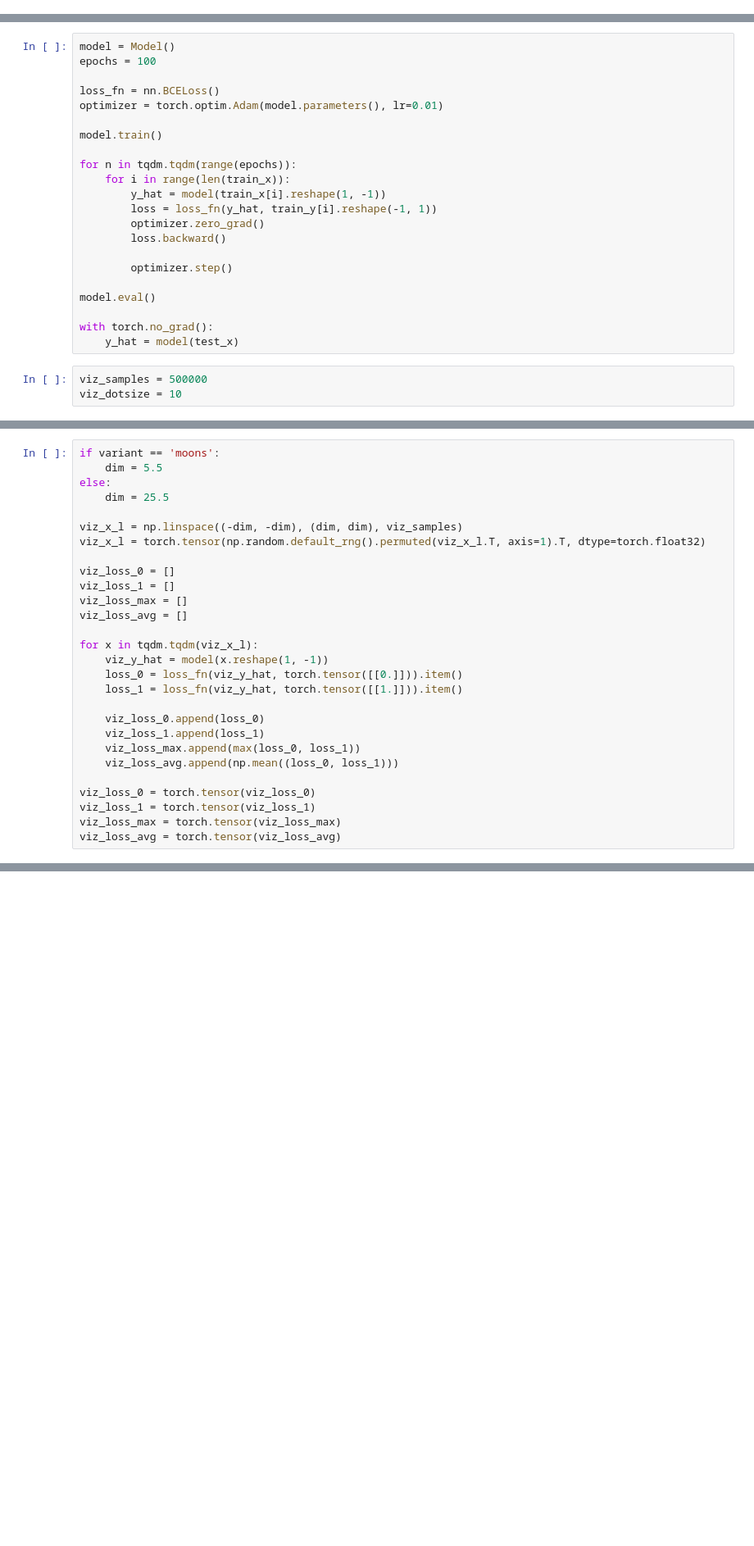
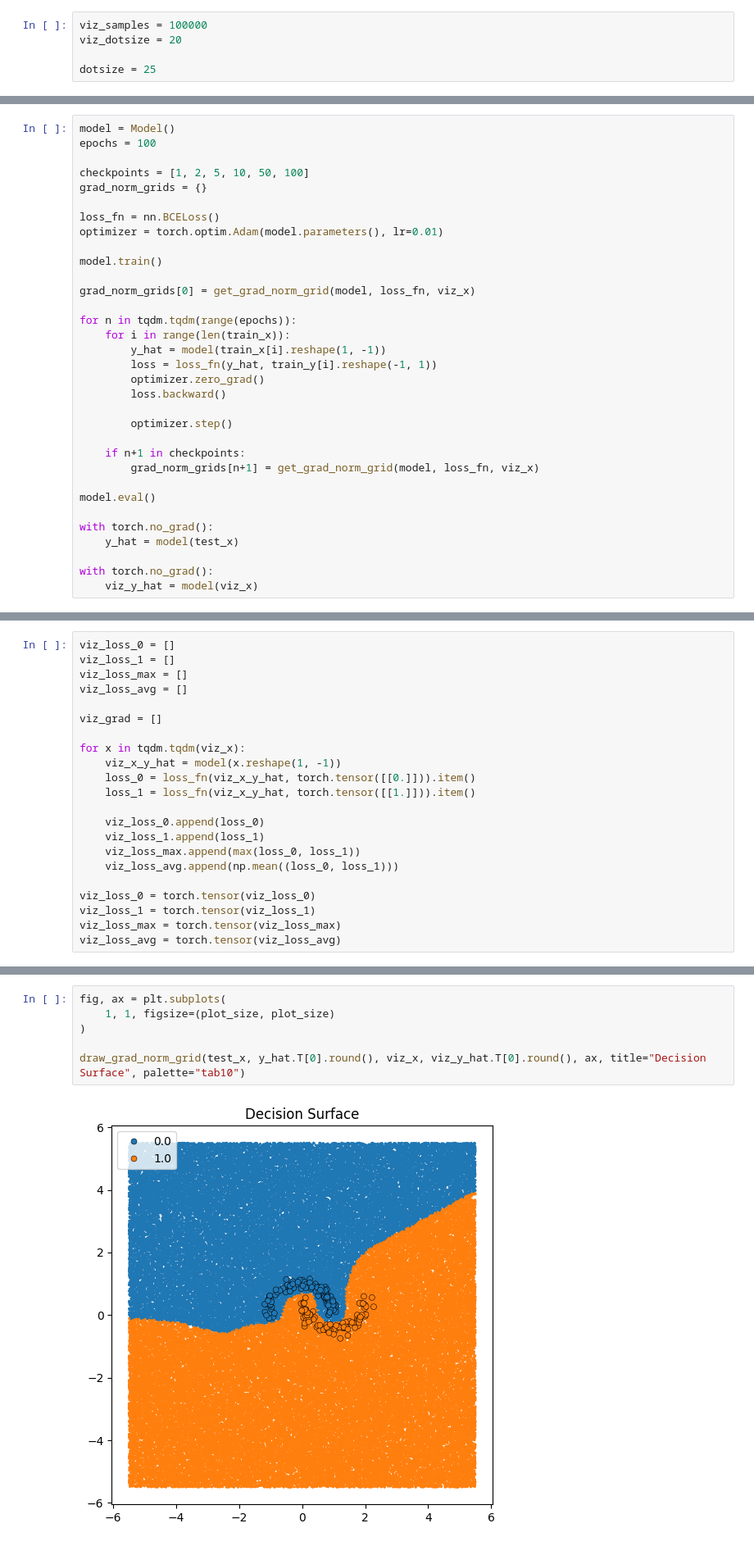
Before and after one commit to ngruenefeld/gradient_uncertainty_poc, a Jupyter notebook: gradient_uncertainty.ipynb, the cells around one changed output, grey strips where cells are left out. Shown at 82% size. Cells and saved outputs as stored; diff of their text form; blank space fills up the shorter version.

```diff
--- a/gradient_uncertainty.ipynb
+++ b/gradient_uncertainty.ipynb
@@ -34,0 +48,5 @@ else:
+# %%
+viz_samples = 100000
+viz_dotsize = 20
+
+dotsize = 25
@@ -60,11 +94,16 @@ else:
 # %%
 model = Model()
 epochs = 100
+
+checkpoints = [1, 2, 5, 10, 50, 100]
+grad_norm_grids = {}
 
 loss_fn = nn.BCELoss()
 optimizer = torch.optim.Adam(model.parameters(), lr=0.01)
 
 model.train()
+
+grad_norm_grids[0] = get_grad_norm_grid(model, loss_fn, viz_x)
 
 for n in tqdm.tqdm(range(epochs)):
     for i in range(len(train_x)):
@@ -75,11 +114,14 @@ for n in tqdm.tqdm(range(epochs)):
 
         optimizer.step()
 
+    if n+1 in checkpoints:
+        grad_norm_grids[n+1] = get_grad_norm_grid(model, loss_fn, viz_x)
+
 model.eval()
 
 with torch.no_grad():
     y_hat = model(test_x)
+
+with torch.no_grad():
+    viz_y_hat = model(viz_x)
-# %%
-viz_samples = 500000
-viz_dotsize = 10
 # %%
@@ -101,21 +146,15 @@ plt.savefig('figures/decision_surface.png', format='png', transparent=True)
 # %%
-if variant == 'moons':
-    dim = 5.5
-else:
-    dim = 25.5
-
-viz_x_l = np.linspace((-dim, -dim), (dim, dim), viz_samples)
-viz_x_l = torch.tensor(np.random.default_rng().permuted(viz_x_l.T, axis=1).T, dtype=torch.float32)
-
 viz_loss_0 = []
 viz_loss_1 = []
 viz_loss_max = []
 viz_loss_avg = []
 
-for x in tqdm.tqdm(viz_x_l):
-    viz_y_hat = model(x.reshape(1, -1))
-    loss_0 = loss_fn(viz_y_hat, torch.tensor([[0.]])).item()
-    loss_1 = loss_fn(viz_y_hat, torch.tensor([[1.]])).item()
+viz_grad = []
+
+for x in tqdm.tqdm(viz_x):
+    viz_x_y_hat = model(x.reshape(1, -1))
+    loss_0 = loss_fn(viz_x_y_hat, torch.tensor([[0.]])).item()
+    loss_1 = loss_fn(viz_x_y_hat, torch.tensor([[1.]])).item()
 
     viz_loss_0.append(loss_0)
     viz_loss_1.append(loss_1)
@@ -200,0 +168,8 @@ Text(0.5, 1.0, 'Class 1 Loss')
+# %%
+fig, ax = plt.subplots(
+    1, 1, figsize=(plot_size, plot_size)
+)
+
+draw_grad_norm_grid(test_x, y_hat.T[0].round(), viz_x, viz_y_hat.T[0].round(), ax, title="Decision Surface", palette="tab10")
+# %% [output]
+[figure, added]
```
Also changed, not shown: parts of 12 cells of this notebook.
